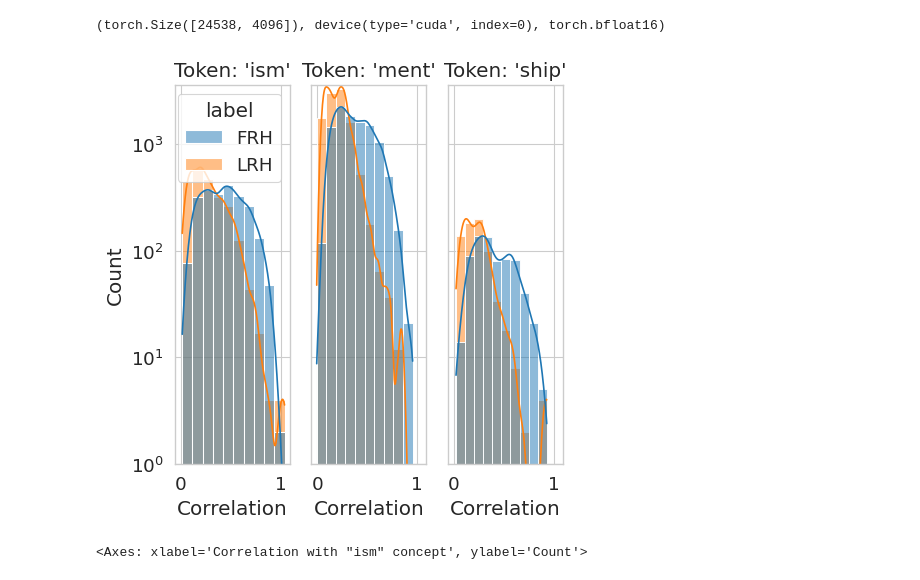
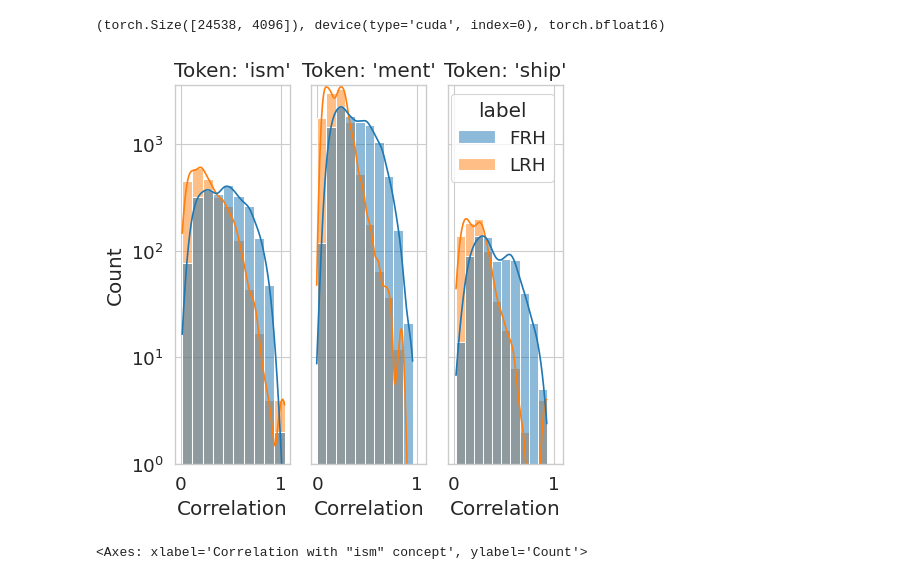
Before and after one commit to phvv-me/frame-representation-hypothesis, a Jupyter notebook: 11_token_superposition_analysis.ipynb, the cells around one changed output. Saved outputs shown, nothing was run; the diff lists cells and outputs as text; code cells hidden in the pictures.

Commit message:
figure change

```diff
--- a/11_token_superposition_analysis.ipynb
+++ b/11_token_superposition_analysis.ipynb
@@ -69,35 +69,35 @@ for idx, TOKEN in enumerate(TOKENS):
         return pd.DataFrame({
             x: torch.cat([frh_proj, lrh_proj]).cpu().tolist(),
             y: frh_proj.shape[0] * [f"FRH"] + lrh_proj.shape[0] * [f"LRH"],
         })
 
     token_synsets_not_obvious = token_synsets[~token_synsets.str.contains(TOKEN)].to_pandas().values
 
     if len(token_synsets_not_obvious) > 0:
         df_plot = pd.concat([
             compute_synset_inner_correlations(s) for s in token_synsets_not_obvious
         ])
 
         sns.histplot(df_plot, x=x, hue=y, kde=True, ax=axes[idx], bins=10)
         axes[idx].set_title(f"Token: '{TOKEN}'")
 
         # Only show legend in the first subplot to save space
-        if idx > 0:
+        if idx < len(TOKENS) - 1:
             axes[idx].get_legend().remove()
     else:
         axes[idx].text(0.5, 0.5, f"No non-obvious synsets found for '{TOKEN}'",
                        horizontalalignment='center', verticalalignment='center')
         axes[idx].set_title(f"Token: '{TOKEN}'")
 
 for ax in axes:
     ax.set_ylim(1)
     ax.set_yscale('log')
 
 plt.tight_layout()
 plt.savefig(f"resources/11_token_superposition_analysis_{TOKENS=}.pdf", dpi=200, bbox_inches="tight")
 plt.show()
 # %% [output]
-[figure, old version]
+[figure, new version]
 # %%
 TOKEN = "ism" # ism, ment, ation
 
```
